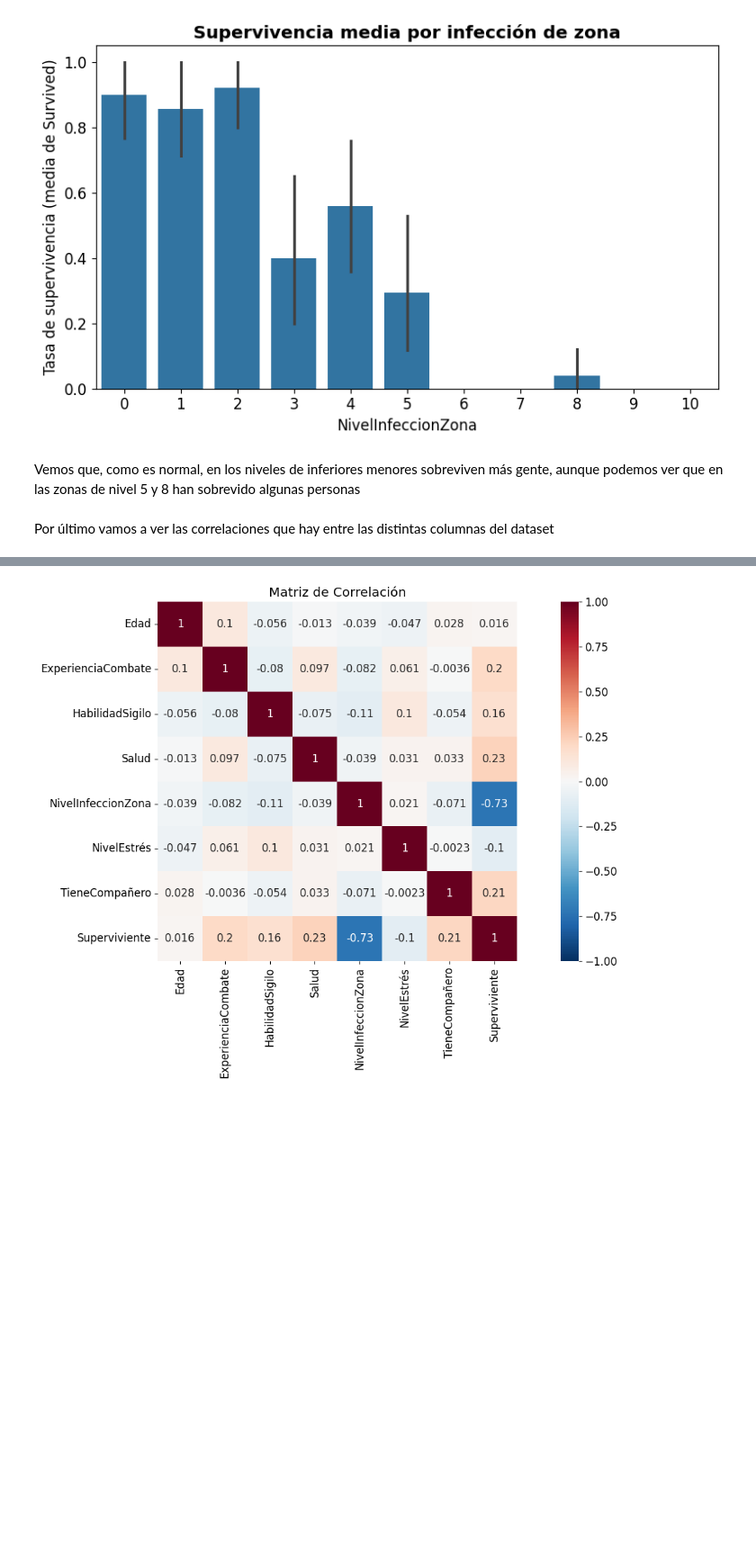
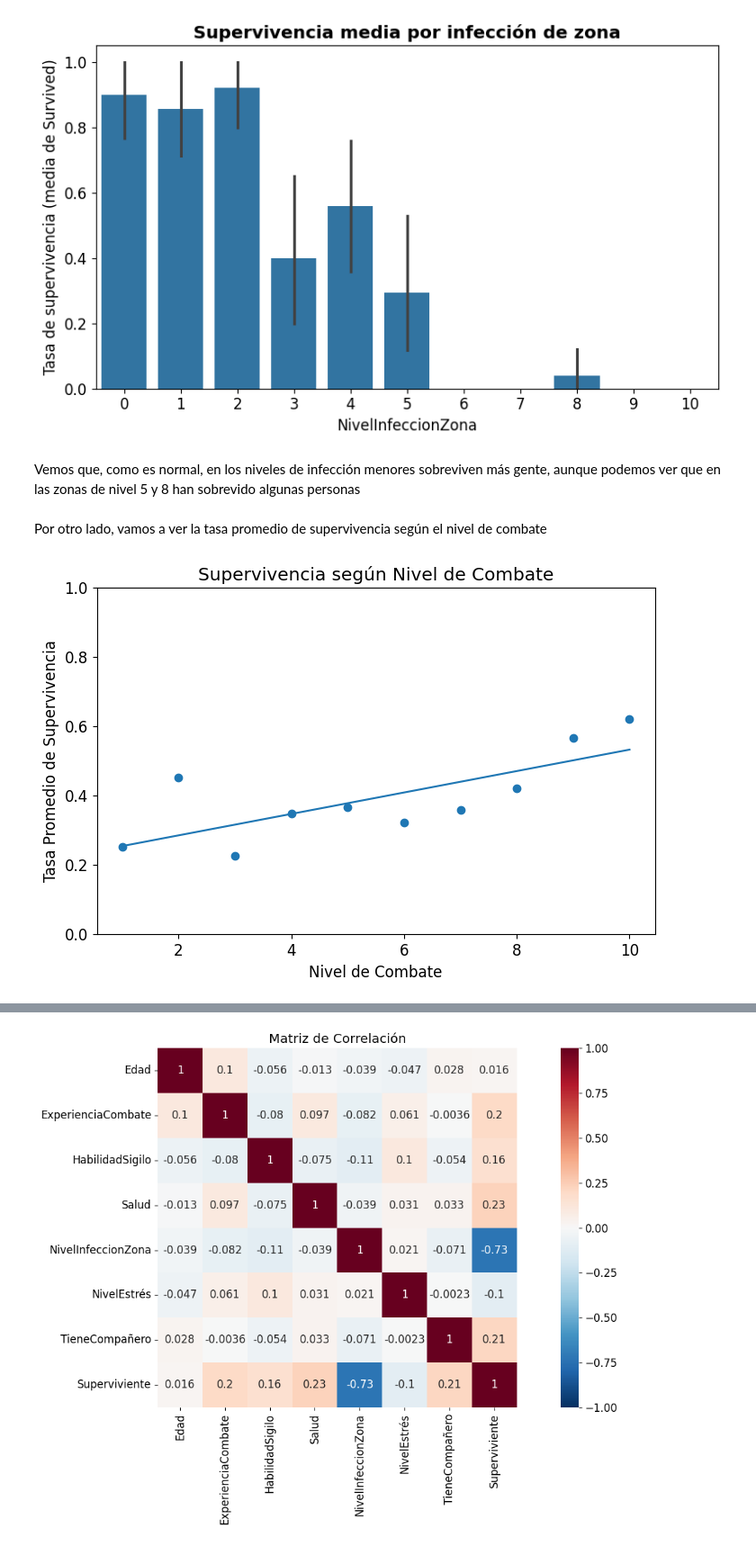
Before and after one commit to 4drian04/the-last-of-us-survival-analysis, a Jupyter notebook: analisis_tlou_survival.ipynb, the cells around one changed output, grey strips where cells are left out. Shown at 90% size. Saved outputs shown, nothing was run; the diff lists cells and outputs as text; code cells hidden in the pictures; blank space fills up the shorter version.

```diff
--- a/analisis_tlou_survival.ipynb
+++ b/analisis_tlou_survival.ipynb
@@ -203,6 +203,25 @@ plt.show()
 # %% [output]
 [figure]
 # %% [markdown]
-Vemos que, como es normal, en los niveles de inferiores menores sobreviven más gente, aunque podemos ver que en las zonas de nivel 5 y 8 han sobrevido algunas personas
+Vemos que, como es normal, en los niveles de infección menores sobreviven más gente, aunque podemos ver que en las zonas de nivel 5 y 8 han sobrevido algunas personas
 # %% [markdown]
-Por último vamos a ver las correlaciones que hay entre las distintas columnas del dataset
+Por otro lado, vamos a ver la tasa promedio de supervivencia según el nivel de combate
+# %%
+survival_rate = tlou_df.groupby("ExperienciaCombate")["Superviviente"].mean()
+
+# Scatter
+plt.figure(figsize=(8,5))
+plt.scatter(survival_rate.index, survival_rate.values)
+
+# Línea de tendencia
+z = np.polyfit(survival_rate.index, survival_rate.values, 1)
+p = np.poly1d(z)
+plt.plot(survival_rate.index, p(survival_rate.index))
+
+plt.xlabel("Nivel de Combate")
+plt.ylabel("Tasa Promedio de Supervivencia")
+plt.title("Supervivencia según Nivel de Combate")
+plt.ylim(0,1)
+plt.show()
+# %% [output]
+[figure, added]
```
Also changed, not shown: parts of 7 cells of this notebook.
